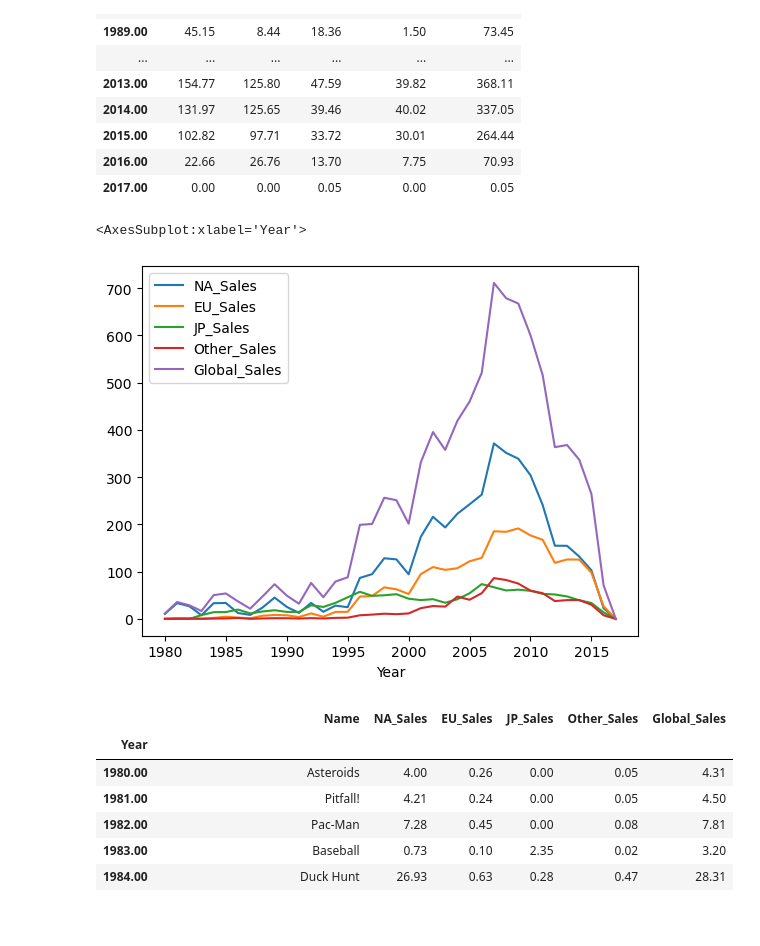
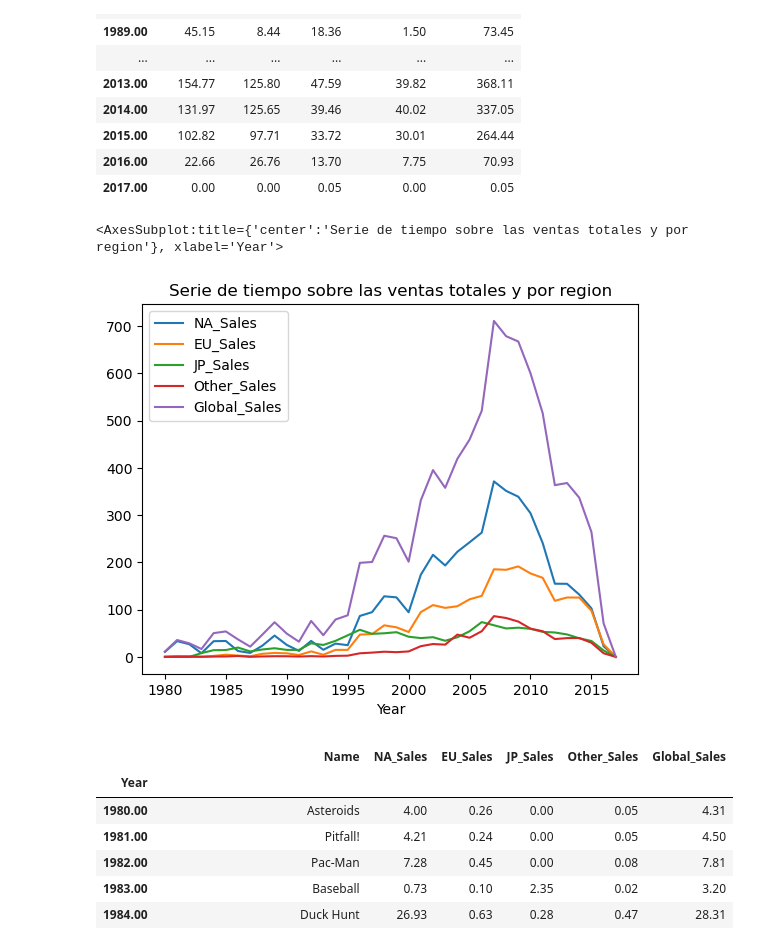
Before and after one commit to Victra-Luperca97/Proyecto-Kaggle-EBAC, a Jupyter notebook: Actividad Modulo 19.ipynb, the cells around one changed output. Drawn from its saved outputs; the diff is of its cells as text; code cells hidden in the pictures; blank space fills up the shorter version.

```diff
--- a/Actividad Modulo 19.ipynb
+++ b/Actividad Modulo 19.ipynb
@@ -227,10 +227,10 @@ df[["NA_Sales", "EU_Sales", "JP_Sales","Other_Sales", "Global_Sales","Year", "Pl
 | 2016.00 | 22.66 | 26.76 | 13.70 | 7.75 | 70.93 |
 | 2017.00 | 0.00 | 0.00 | 0.05 | 0.00 | 0.05 |
 # %%
-df[["NA_Sales", "EU_Sales", "JP_Sales","Other_Sales", "Global_Sales","Year", "Platform"]].groupby(["Year"]).sum().plot()
+df[["NA_Sales", "EU_Sales", "JP_Sales","Other_Sales", "Global_Sales","Year", "Platform"]].groupby(["Year"]).sum().plot(title="Serie de tiempo sobre las ventas totales y por region")
 # %% [output]
-<AxesSubplot:xlabel='Year'>
+<AxesSubplot:title={'center':'Serie de tiempo sobre las ventas totales y por region'}, xlabel='Year'>
-[figure, old version]
+[figure, new version]
 # %%
 # Juegos más vendidos por año
 df[["Name","NA_Sales", "EU_Sales", "JP_Sales","Other_Sales", "Global_Sales","Year"]].groupby("Year").first()
```
Also changed, not shown: parts of 7 cells of this notebook.
